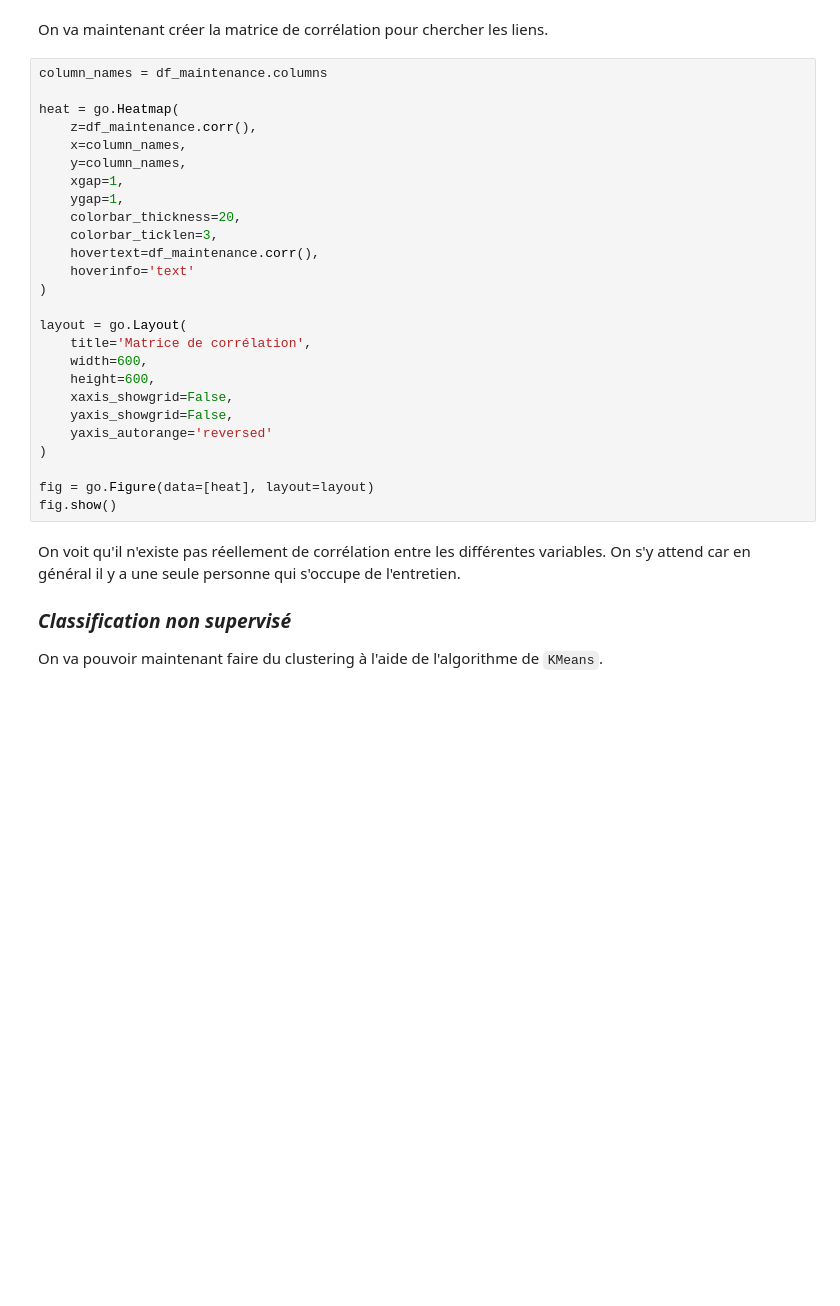
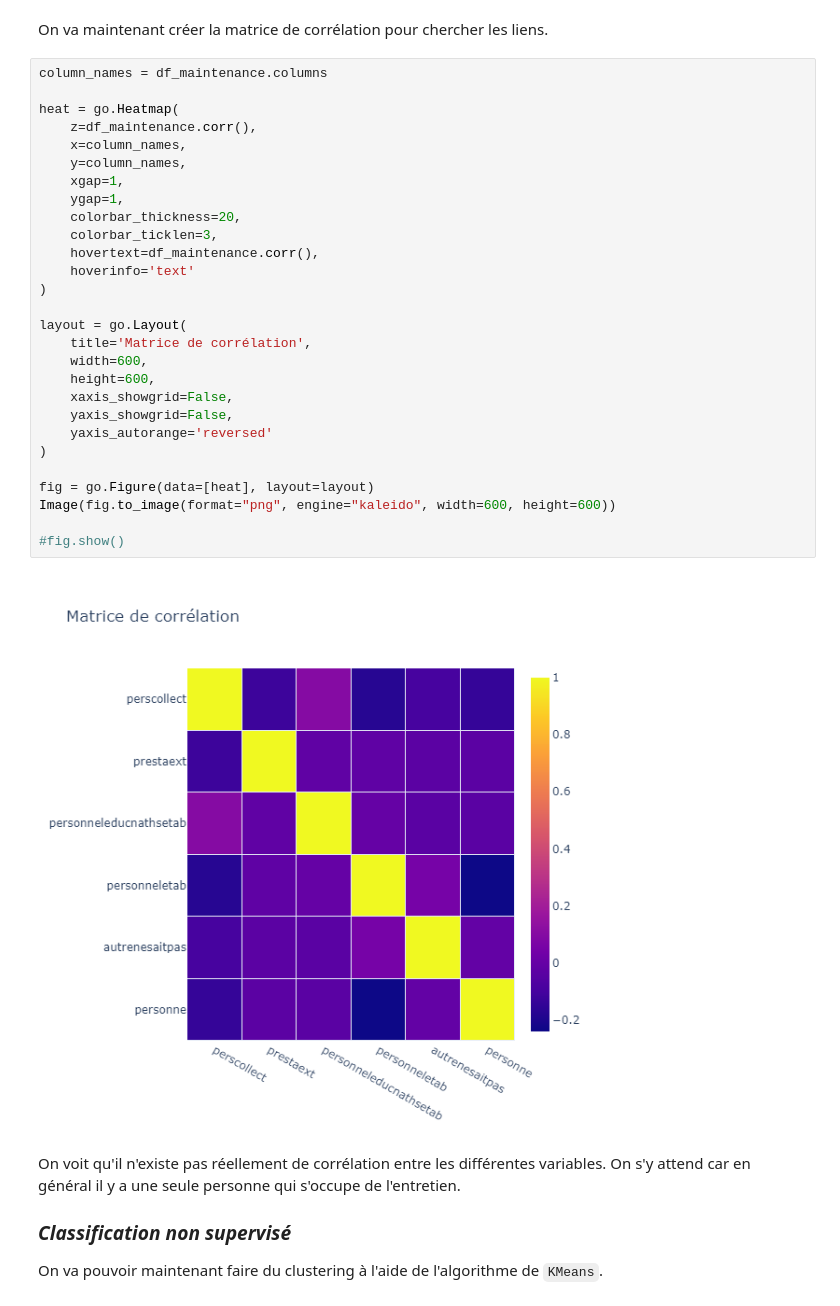
Before and after one commit to Salim-belkhir/Projet-data-science, a Jupyter notebook: etude_etic_2/etic_2-maint.ipynb, the cells around one changed output. Saved outputs shown, nothing was run; the diff lists cells and outputs as text; blank space fills up the shorter version.

```diff
--- a/etude_etic_2/etic_2-maint.ipynb
+++ b/etude_etic_2/etic_2-maint.ipynb
@@ -123,29 +129,33 @@ On va maintenant créer la matrice de corrélation pour chercher les liens.
 # %%
 column_names = df_maintenance.columns
 
 heat = go.Heatmap(
     z=df_maintenance.corr(),
     x=column_names,
     y=column_names,
     xgap=1,
     ygap=1,
     colorbar_thickness=20,
     colorbar_ticklen=3,
     hovertext=df_maintenance.corr(),
     hoverinfo='text'
 )
 
 layout = go.Layout(
     title='Matrice de corrélation',
     width=600,
     height=600,
     xaxis_showgrid=False,
     yaxis_showgrid=False,
     yaxis_autorange='reversed'
 )
 
 fig = go.Figure(data=[heat], layout=layout)
-fig.show()
+Image(fig.to_image(format="png", engine="kaleido", width=600, height=600))
+
+#fig.show()
+# %% [output]
+[figure, added]
 # %% [markdown]
 On voit qu'il n'existe pas réellement de corrélation entre les différentes variables. On s'y attend car en général il y a une seule personne qui s'occupe de l'entretien.
 
```
Also changed, not shown: parts of 2 cells of this notebook, 6 other files.
